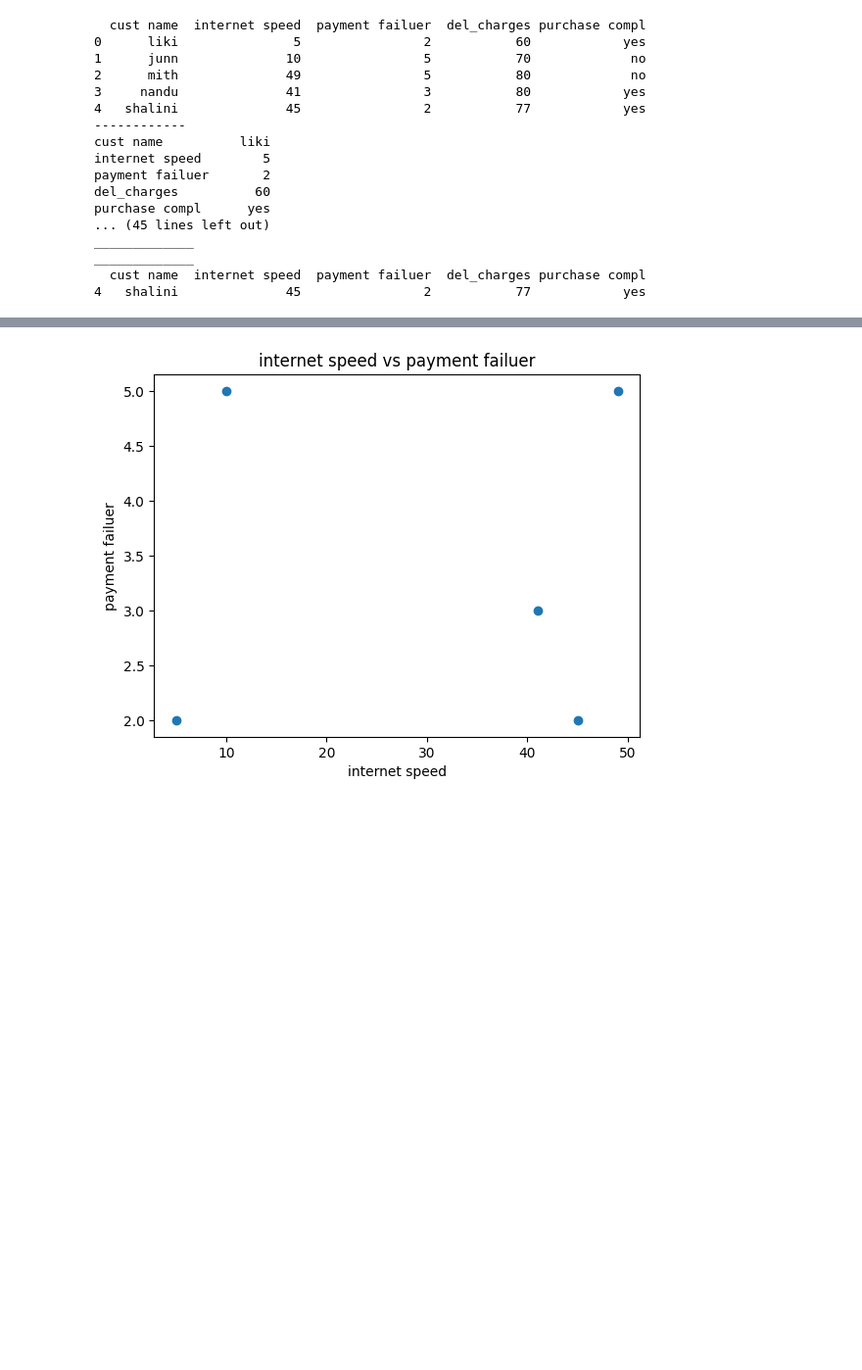
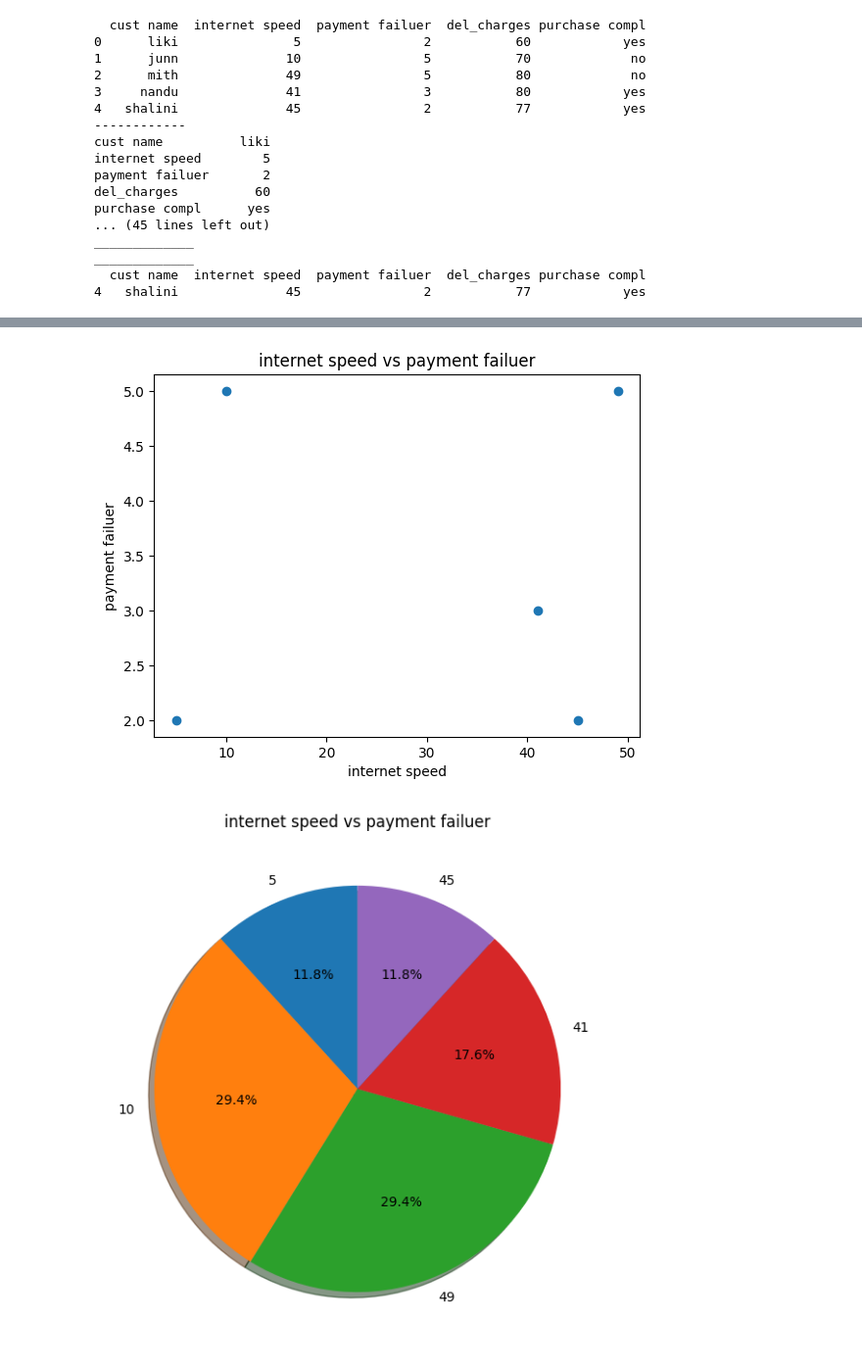
Before and after one commit to Likhitha121410/echo_excel, a Jupyter notebook: e commers discriptive .ipynb, the cells around one changed output, grey strips where cells are left out. Shown at 98% size. Saved outputs shown, nothing was run; the diff lists cells and outputs as text; code cells hidden in the pictures; blank space fills up the shorter version.

```diff
--- a/e commers discriptive .ipynb
+++ b/e commers discriptive .ipynb
@@ -40,18 +40,35 @@ _____________
 4   shalini              45                2           77            yes
 # %%
 import matplotlib.pyplot as plt
+#bar chart
 plt.bar(data['internet speed'],data['payment failuer'])
 plt.xlabel('internet speed')
 plt.ylabel('payment failuer')
 plt.title('internet speed vs payment failuer')
 plt.show()
 print("            ")
-
+# scatter plot
 plt.scatter(data['internet speed'],data['payment failuer'])
 plt.xlabel('internet speed')
 plt.ylabel('payment failuer')
 plt.title('internet speed vs payment failuer')
 plt.show()
+print("     ")
+
+# pie chart
+plt.figure(figsize=(7,7))
+
+plt.pie(
+    data['payment failuer'],
+    labels=data['internet speed'],
+    autopct='%1.1f%%',
+    startangle=90,
+    shadow=True
+)
+
+plt.title('internet speed vs payment failuer')
+plt.show()
 # %% [output]
 [figure]
 [figure]
+[figure, added]
```
